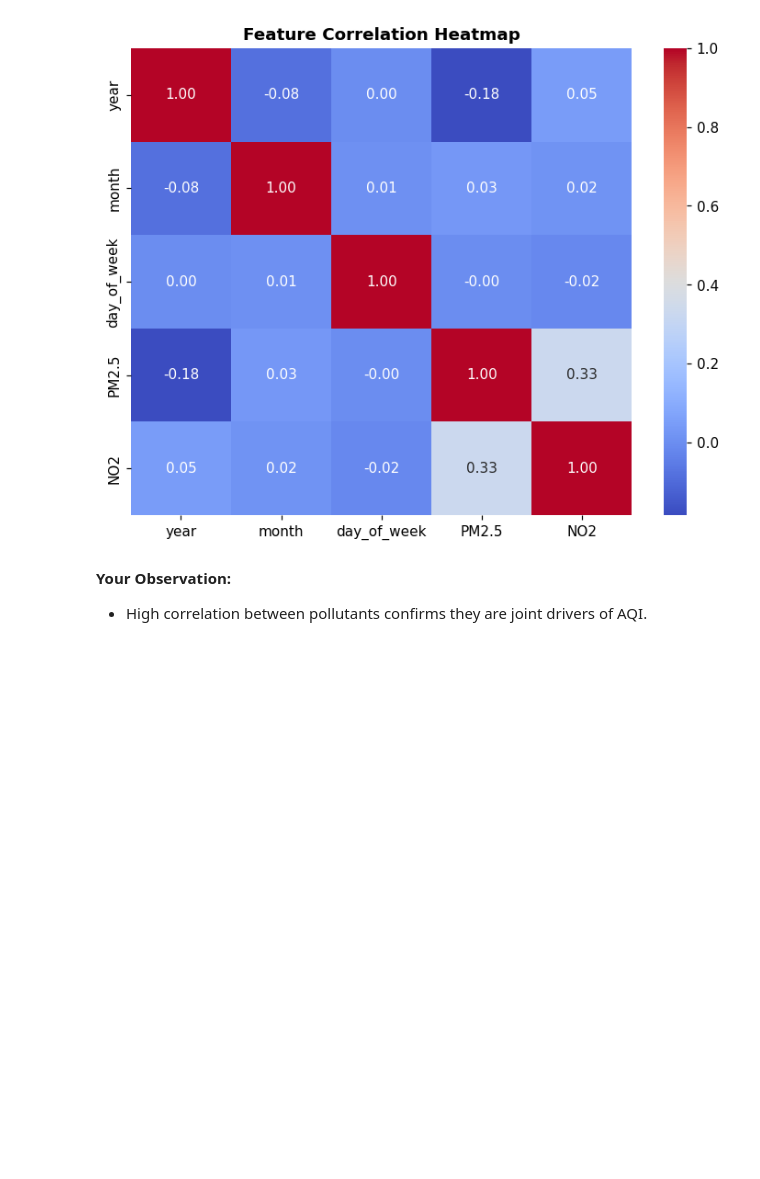
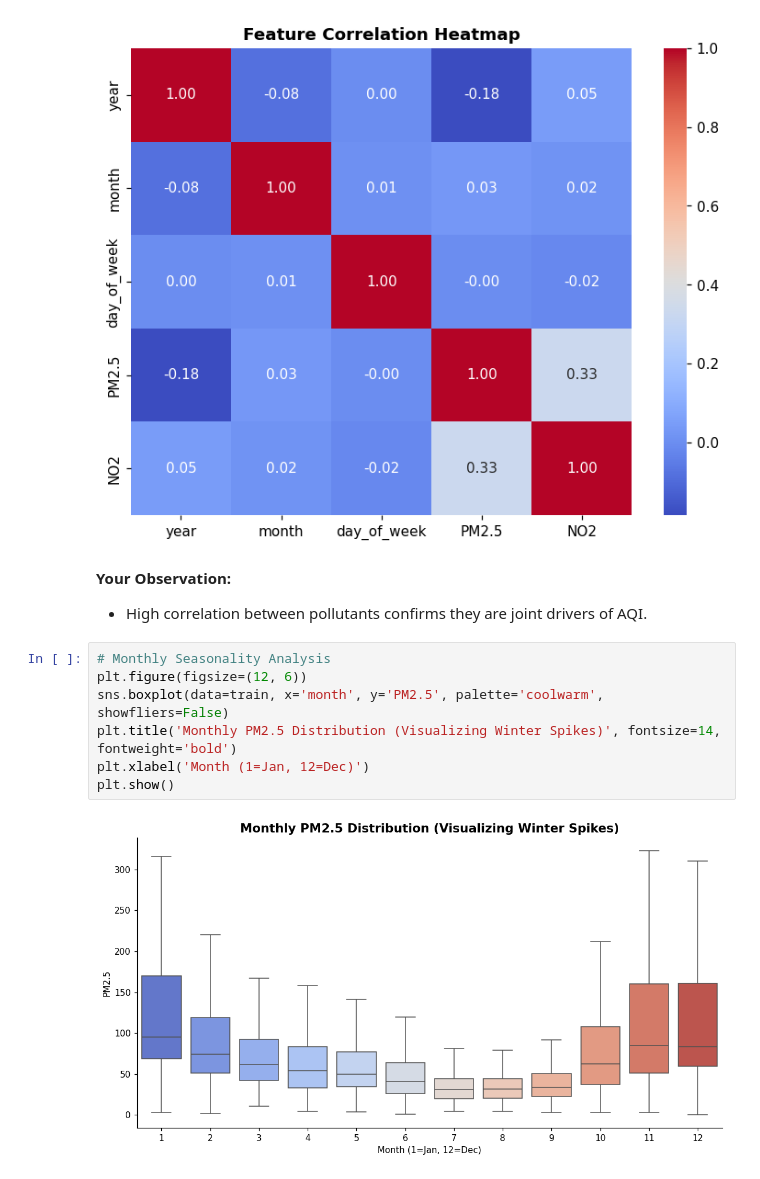
Before and after one commit to priyanshsingh11/aqi-hackathon, a Jupyter notebook: solving/exploration.ipynb, the cells around one changed output. Drawn from its saved outputs; the diff is of its cells as text; blank space fills up the shorter version.

```diff
--- a/solving/exploration.ipynb
+++ b/solving/exploration.ipynb
@@ -230,3 +230,12 @@ plt.show()
 **Your Observation:**
 
 - High correlation between pollutants confirms they are joint drivers of AQI.
+# %%
+# Monthly Seasonality Analysis
+plt.figure(figsize=(12, 6))
+sns.boxplot(data=train, x='month', y='PM2.5', palette='coolwarm', showfliers=False)
+plt.title('Monthly PM2.5 Distribution (Visualizing Winter Spikes)', fontsize=14, fontweight='bold')
+plt.xlabel('Month (1=Jan, 12=Dec)')
+plt.show()
+# %% [output]
+[figure, added]
```
Also changed, not shown: parts of 2 cells of this notebook, 3 other files.
